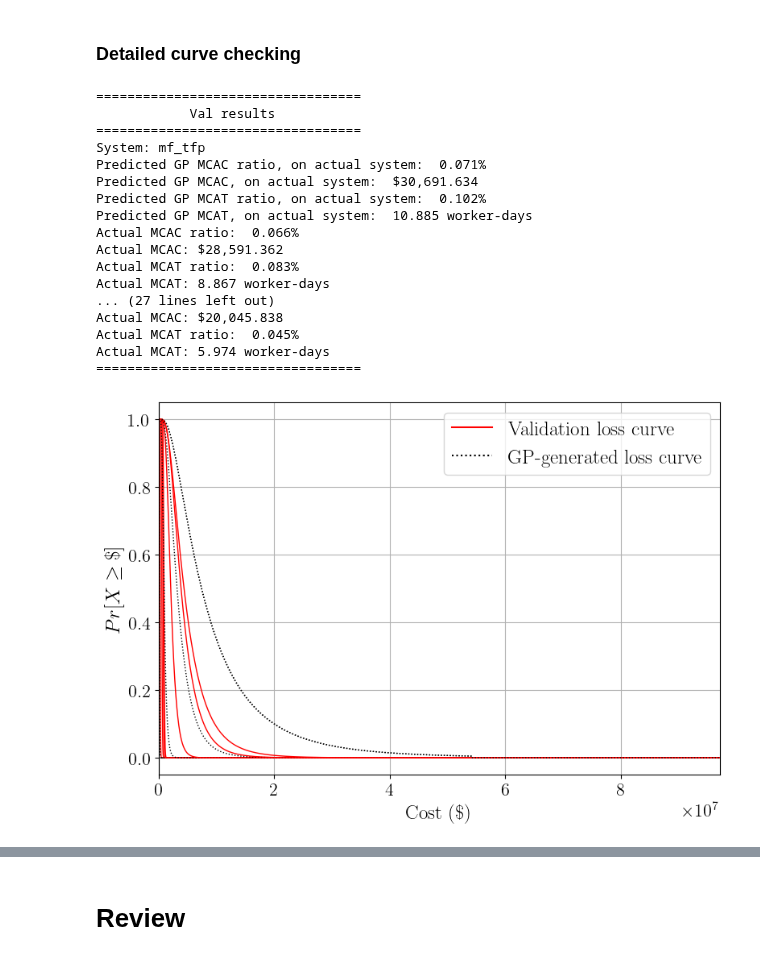
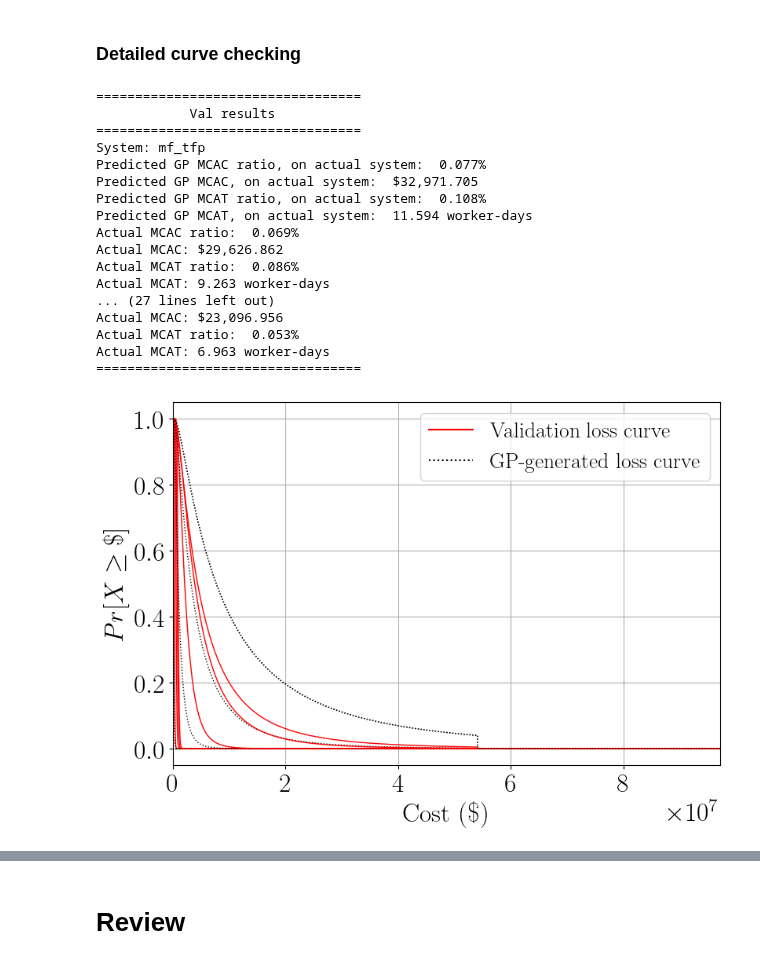
Before and after one commit to hgp297/isol-sys-database, a Jupyter notebook: src/analyses/time_anly.ipynb, the cells around one changed output, grey strips where cells are left out. Drawn from its saved outputs; the diff is of its cells as text; code cells hidden in the pictures.

Commit message:
some processing of lnedp stuff

```diff
--- a/src/analyses/time_anly.ipynb
+++ b/src/analyses/time_anly.ipynb
@@ -31,7 +31,7 @@ pd.options.mode.chained_assignment = None
 # path_to_loss_file = '../../data/loss/structural_db_complete_distributions.pickle'
 # path_to_max_file = '../../data/loss/structural_db_complete_max_loss.pickle'
 
-path_to_loss_file = '../../data/loss/structural_db_ta_balanced_loss.pickle'
+path_to_loss_file = '../../data/loss/structural_db_ta_balanced_lnedp_loss.pickle'
 path_to_max_file = '../../data/loss/structural_db_ta_balanced_max_loss.pickle'
 
 
@@ -686,7 +686,7 @@ import matplotlib.pyplot as plt
 plt.close('all')
 fig = plt.figure(figsize=(8, 7))
 ax1=fig.add_subplot(1, 1, 1)
-mdl_beta = mdl_beta_cost_cbf_lrb
+mdl_beta = mdl_beta_cost_cbf_tfp
 
 ax1.plot([np.array(mdl_beta.X_train).ravel()], [mdl_beta.y_train],
           marker='x', markersize=5, color="red")
@@ -2792,12 +2787,12 @@ def validate_lifetime_loss(val_results, hazard_curves, impact_clfs, cost_regs, t
         cost_ratio_ida = ida_df[cost_var]
         # theta_cost = np.exp(np.log(cost_ratio_ida).mean())
         theta_cost = cost_ratio_ida.mean()
-        beta_cost = np.log(cost_ratio_ida).var()*.4
+        beta_cost = np.log(cost_ratio_ida).var()
 
         time_ratio_ida = ida_df[time_var]
         # theta_time = np.exp(np.log(time_ratio_ida).mean())
         theta_time = time_ratio_ida.mean()
-        beta_time = np.log(time_ratio_ida).var()*.4
+        beta_time = np.log(time_ratio_ida).var()
 
         # unnormalize loss ratio back to loss
         cost_bins = cost_ratio_ida*total_cmp_cost
@@ -2975,42 +2970,42 @@ mcac_mf_tfp, mcat_mf_tfp, mcac_ratio_mf_tfp, mcat_ratio_mf_tfp = validate_lifeti
 
 
 mcac_mf_lrb, mcat_mf_lrb, mcac_ratio_mf_lrb, mcat_ratio_mf_lrb = validate_lifetime_loss(
     mf_lrb_val_results, site_hazard_curves,
     impact_clfs=impact_classification_mdls,
     cost_regs=cost_regression_mdls,
     time_regs=time_regression_mdls,
     beta_regs=beta_regression_mdls, plot_me=True)
 
 mcac_cbf_tfp, mcat_cbf_tfp, mcac_ratio_cbf_tfp, mcat_ratio_cbf_tfp = validate_lifetime_loss(
     cbf_tfp_val_results, site_hazard_curves,
     impact_clfs=impact_classification_mdls,
     cost_regs=cost_regression_mdls,
     time_regs=time_regression_mdls,
     beta_regs=beta_regression_mdls, plot_me=False)
 
 
 mcac_cbf_lrb, mcat_cbf_lrb, mcac_ratio_cbf_lrb, mcat_ratio_cbf_lrb = validate_lifetime_loss(
     cbf_lrb_val_results, site_hazard_curves,
     impact_clfs=impact_classification_mdls,
     cost_regs=cost_regression_mdls,
     time_regs=time_regression_mdls,
     beta_regs=beta_regression_mdls, plot_me=False)
 # %% [output]
 ==================================
             Val results
 ==================================
 System: mf_tfp
-Predicted GP MCAC ratio, on actual system:  0.071%
-Predicted GP MCAC, on actual system:  $30,691.634
-Predicted GP MCAT ratio, on actual system:  0.102%
-Predicted GP MCAT, on actual system:  10.885 worker-days
-Actual MCAC ratio:  0.066%
-Actual MCAC: $28,591.362
-Actual MCAT ratio:  0.083%
-Actual MCAT: 8.867 worker-days
+Predicted GP MCAC ratio, on actual system:  0.077%
+Predicted GP MCAC, on actual system:  $32,971.705
+Predicted GP MCAT ratio, on actual system:  0.108%
+Predicted GP MCAT, on actual system:  11.594 worker-days
+Actual MCAC ratio:  0.069%
+Actual MCAC: $29,626.862
+Actual MCAT ratio:  0.086%
+Actual MCAT: 9.263 worker-days
 ... (27 lines left out)
-Actual MCAC: $20,045.838
-Actual MCAT ratio:  0.045%
-Actual MCAT: 5.974 worker-days
+Actual MCAC: $23,096.956
+Actual MCAT ratio:  0.053%
+Actual MCAT: 6.963 worker-days
 ==================================
-[figure, old version]
+[figure, new version]
```
Also changed, not shown: parts of 13 cells of this notebook.
